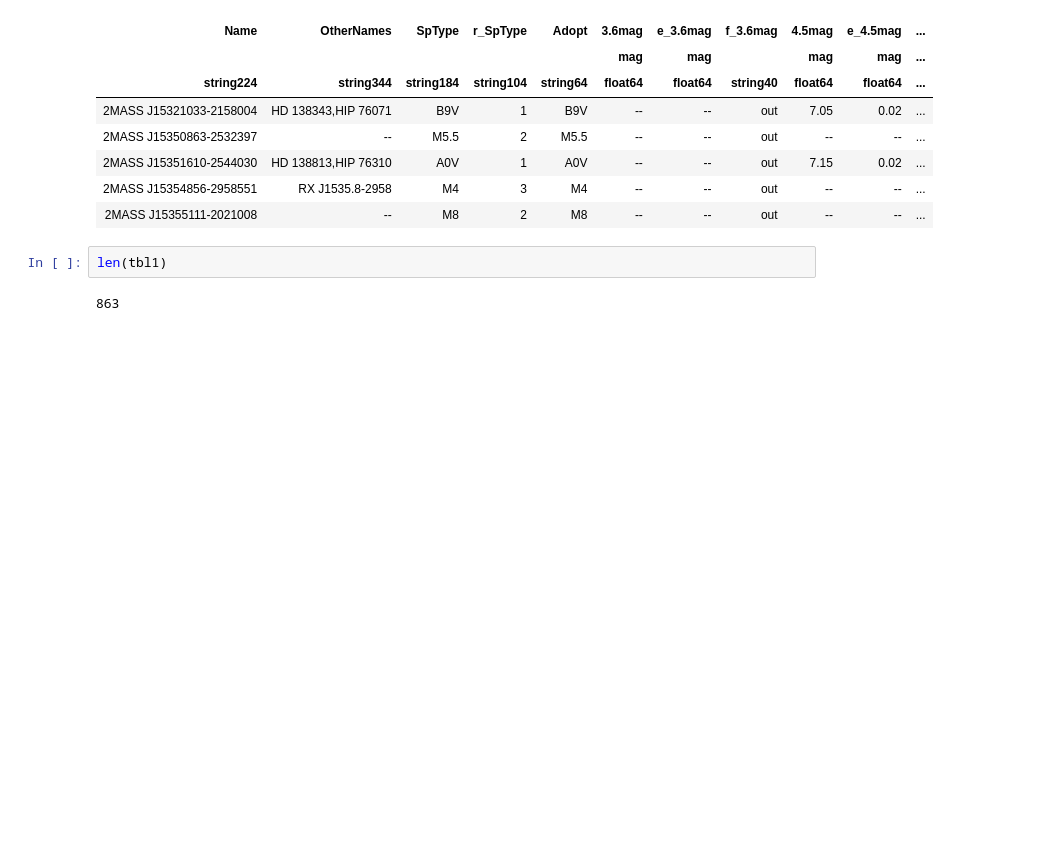
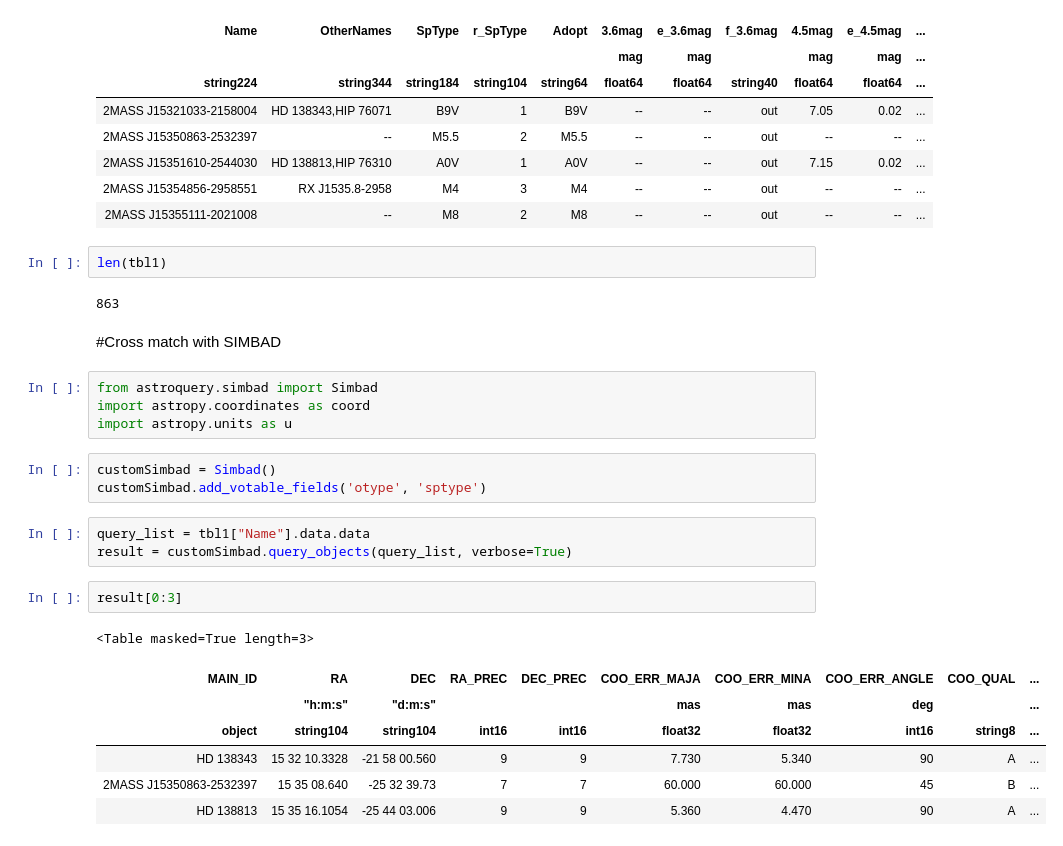
Before and after one commit to BrownDwarf/ApJdataFrames, a Jupyter notebook: notebooks/Luhman2012.ipynb, the cells around one changed output. Drawn from its saved outputs; the diff is of its cells as text; blank space fills up the shorter version.

```diff
--- a/notebooks/Luhman2012.ipynb
+++ b/notebooks/Luhman2012.ipynb
@@ -37,3 +39,25 @@ tbl1[0:5]
 len(tbl1)
 # %% [output]
 863
+# %% [markdown]
+#Cross match with SIMBAD
+# %%
+from astroquery.simbad import Simbad
+import astropy.coordinates as coord
+import astropy.units as u
+# %%
+customSimbad = Simbad()
+customSimbad.add_votable_fields('otype', 'sptype')
+# %%
+query_list = tbl1["Name"].data.data
+result = customSimbad.query_objects(query_list, verbose=True)
+# %%
+result[0:3]
+# %% [output]
+<Table masked=True length=3>
+| MAIN_ID | RA | DEC | RA_PREC | DEC_PREC | COO_ERR_MAJA | COO_ERR_MINA | COO_ERR_ANGLE | COO_QUAL | ... |
+|  | "h:m:s" | "d:m:s" |  |  | mas | mas | deg |  | ... |
+| object | string104 | string104 | int16 | int16 | float32 | float32 | int16 | string8 | ... |
+| HD 138343 | 15 32 10.3328 | -21 58 00.560 | 9 | 9 | 7.730 | 5.340 | 90 | A | ... |
+| 2MASS J15350863-2532397 | 15 35 08.640 | -25 32 39.73 | 7 | 7 | 60.000 | 60.000 | 45 | B | ... |
+| HD 138813 | 15 35 16.1054 | -25 44 03.006 | 9 | 9 | 5.360 | 4.470 | 90 | A | ... |
```
Also changed, not shown: parts of 10 cells of this notebook, 17 other files.
